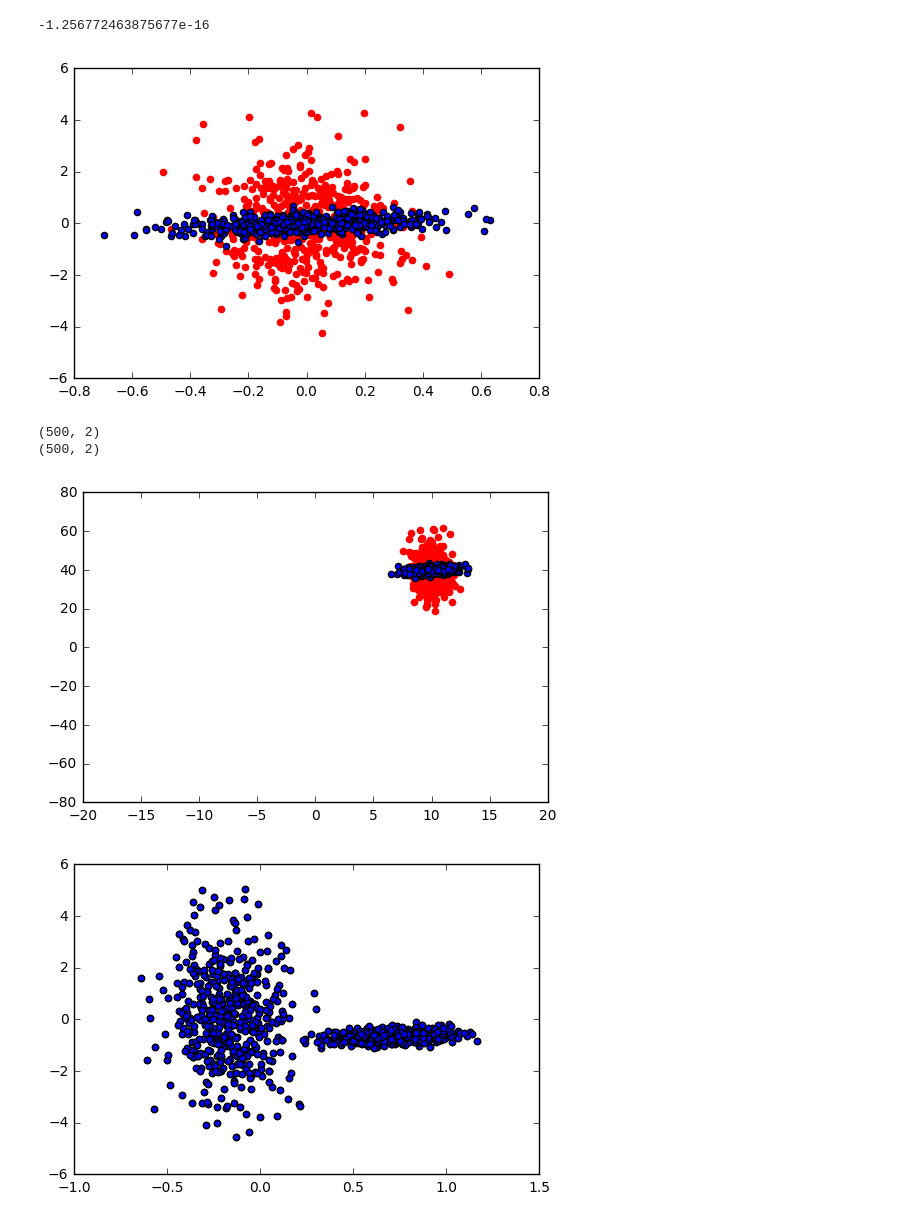
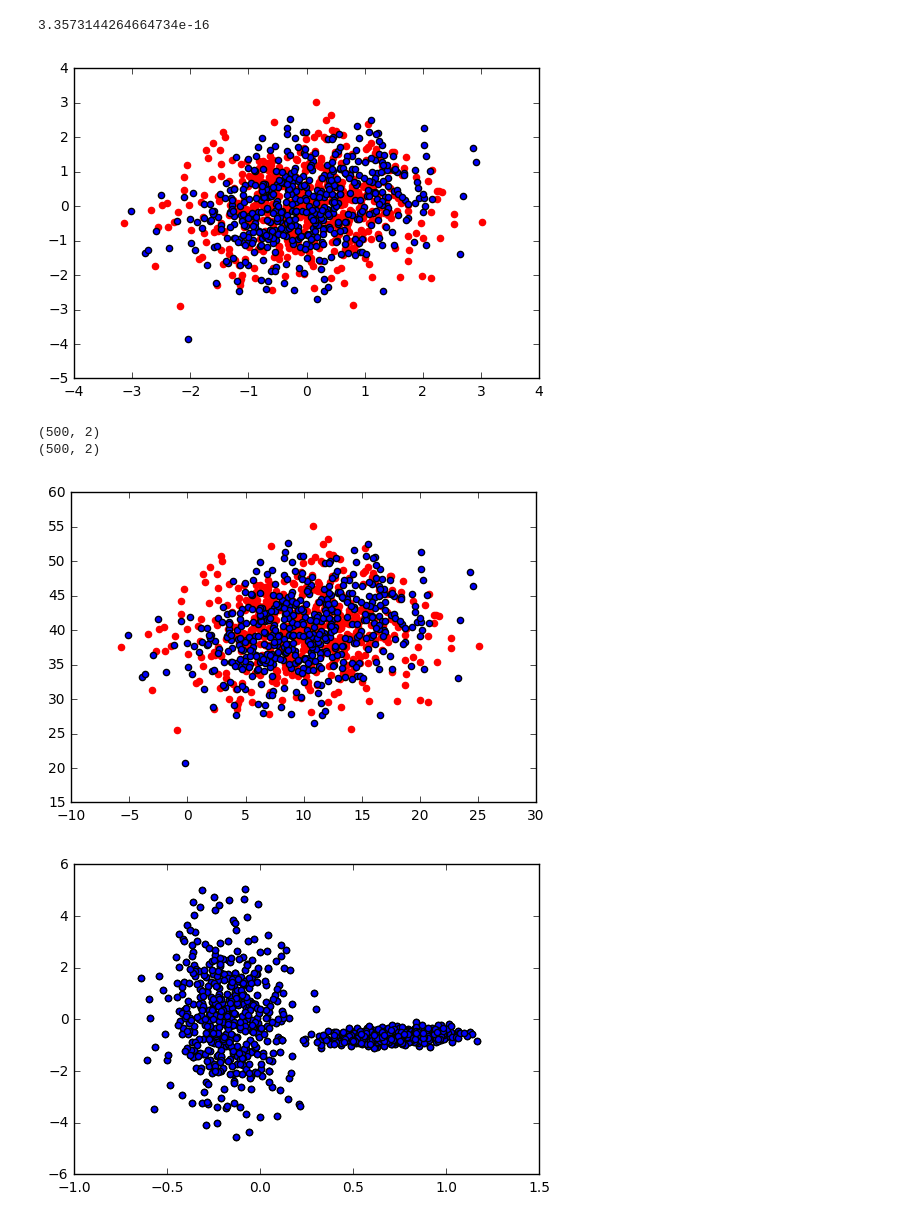
Before and after one commit to coding-blocks-archives/Perceptron_Summer_Noida_2018, a Jupyter notebook: class_13/Dropout.ipynb, the cells around one changed output. Saved outputs shown, nothing was run; the diff lists cells and outputs as text; code cells hidden in the pictures.

```diff
--- a/class_13/Dropout.ipynb
+++ b/class_13/Dropout.ipynb
@@ -136,11 +143,11 @@ plt.show()
 cov_03 = np.array([[5.0, 0.0],[0.0, 5.0]])
 mean_03 = np.array([10.0, 40.0])
 # %%
-X1 = (data_01 - data_01.mean(axis=0)) / np.std(data_01)
-X2 = (data_02 - data_02.mean(axis=0)) / np.std(data_02)
+X1 = (data_01 - data_01.mean(axis=0)) / np.std(data_01, 0)
+X2 = (data_02 - data_02.mean(axis=0)) / np.std(data_02, 0)
 print X2.mean()
 # %% [output]
--1.256772463875677e-16
+3.3573144264664734e-16
 # %%
 # plt.xlim(-20, 20)
 # plt.ylim(-80, 80)
@@ -148,7 +155,7 @@ plt.scatter(X1[:, 0], X1[:, 1], color='r')
 plt.scatter(X2[:, 0], X2[:, 1])
 plt.show()
 # %% [output]
-[figure, old version]
+[figure, new version]
 # %%
 x1 = X1.dot(cov_03) + mean_03
 x2 = X2.dot(cov_03) + mean_03
@@ -159,13 +166,13 @@ print x2.shape
 (500, 2)
 (500, 2)
 # %%
-plt.xlim(-20, 20)
-plt.ylim(-80, 80)
+# plt.xlim(-20, 20)
+# plt.ylim(-80, 80)
 plt.scatter(x1[:, 0], x1[:, 1], color='r')
 plt.scatter(x2[:, 0], x2[:, 1])
 plt.show()
 # %% [output]
-[figure, old version]
+[figure, new version]
 # %%
 plt.scatter(X[:, 0], X[:, 1])
 plt.show()
```
Also changed, not shown: parts of 7 cells of this notebook, 3 other files.
